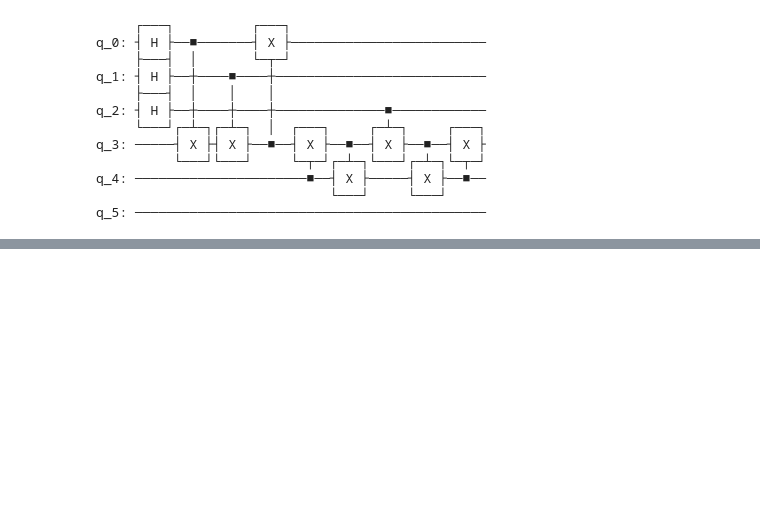
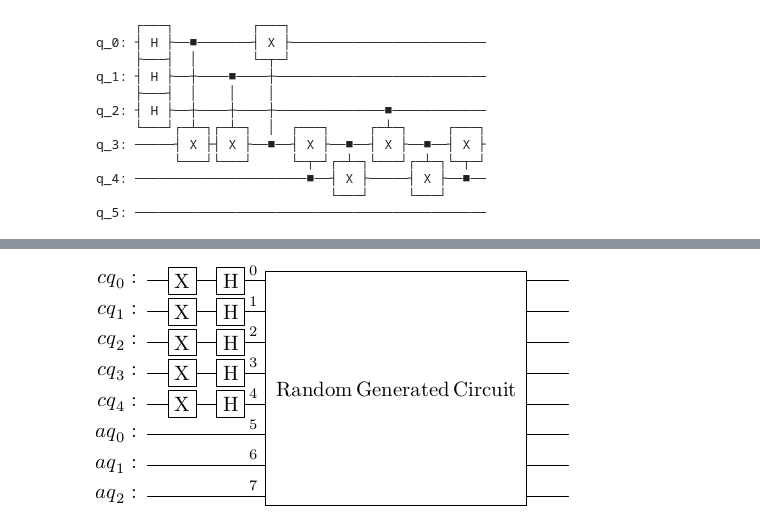
Before and after one commit to ashutiw2k/PartialUncomputation, a Jupyter notebook: notebooks/Qiskit_Basic_Tests.ipynb, the cells around one changed output, grey strips where cells are left out. Saved outputs shown, nothing was run; the diff lists cells and outputs as text; code cells hidden in the pictures; blank space fills up the shorter version.

```diff
--- a/notebooks/Qiskit_Basic_Tests.ipynb
+++ b/notebooks/Qiskit_Basic_Tests.ipynb
@@ -90,0 +115,4 @@ q_5: ─────────────────────────
+# %%
+circuit3.draw('latex')
+# %% [output]
+[figure, added]
```
Also changed, not shown: parts of 6 cells of this notebook.
